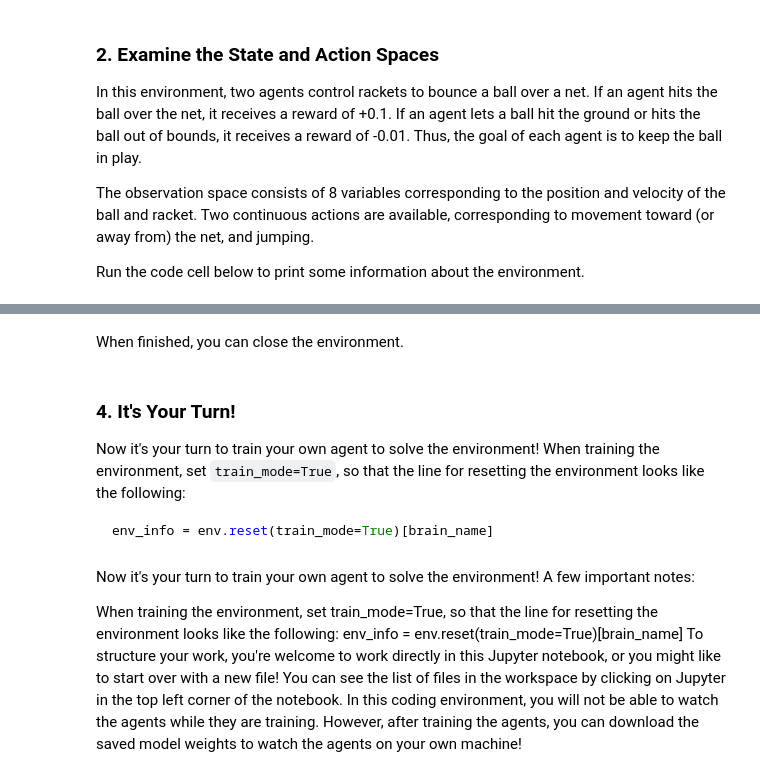
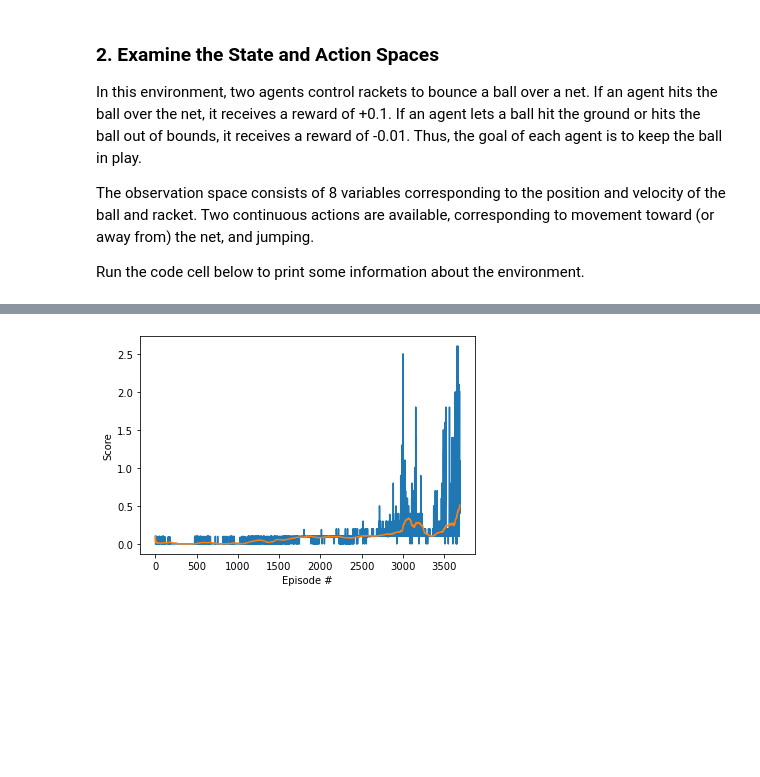
Before and after one commit to gcolmen/RL-compete-collab-Tennis, a Jupyter notebook: Tennis.ipynb, the cells around one changed output, grey strips where cells are left out. Drawn from its saved outputs; the diff is of its cells as text; code cells hidden in the pictures; blank space fills up the shorter version.

````diff
--- a/Tennis.ipynb
+++ b/Tennis.ipynb
@@ -93,2 +443,0 @@ for i in range(1, 6):                                      # play game for 5 epi
-# %% [markdown]
-When finished, you can close the environment.
@@ -97,14 +443,0 @@ env.close()
-# %% [markdown]
-### 4. It's Your Turn!
-
-Now it's your turn to train your own agent to solve the environment!  When training the environment, set `train_mode=True`, so that the line for resetting the environment looks like the following:
-```python
-env_info = env.reset(train_mode=True)[brain_name]
-```
-# %% [markdown]
-Now it's your turn to train your own agent to solve the environment! A few important notes:
-
-When training the environment, set train_mode=True, so that the line for resetting the environment looks like the following:
-env_info = env.reset(train_mode=True)[brain_name]
-To structure your work, you're welcome to work directly in this Jupyter notebook, or you might like to start over with a new file! You can see the list of files in the workspace by clicking on Jupyter in the top left corner of the notebook.
-In this coding environment, you will not be able to watch the agents while they are training. However, after training the agents, you can download the saved model weights to watch the agents on your own machine!
@@ -304,10 +444,12 @@ scores, scores_deque = init()
 # %%
-print(max(scores))
 import matplotlib.pyplot as plt
 
 fig = plt.figure()
 ax = fig.add_subplot(111)
 plt.plot(np.arange(1, len(scores)+1), scores)
+plt.plot(np.arange(1, len(avg_scores)+1), avg_scores)
 plt.ylabel('Score')
 plt.xlabel('Episode #')
 plt.show()
+# %% [output]
+[figure, added]
````
Also changed, not shown: parts of 8 cells of this notebook, 11 other files.
